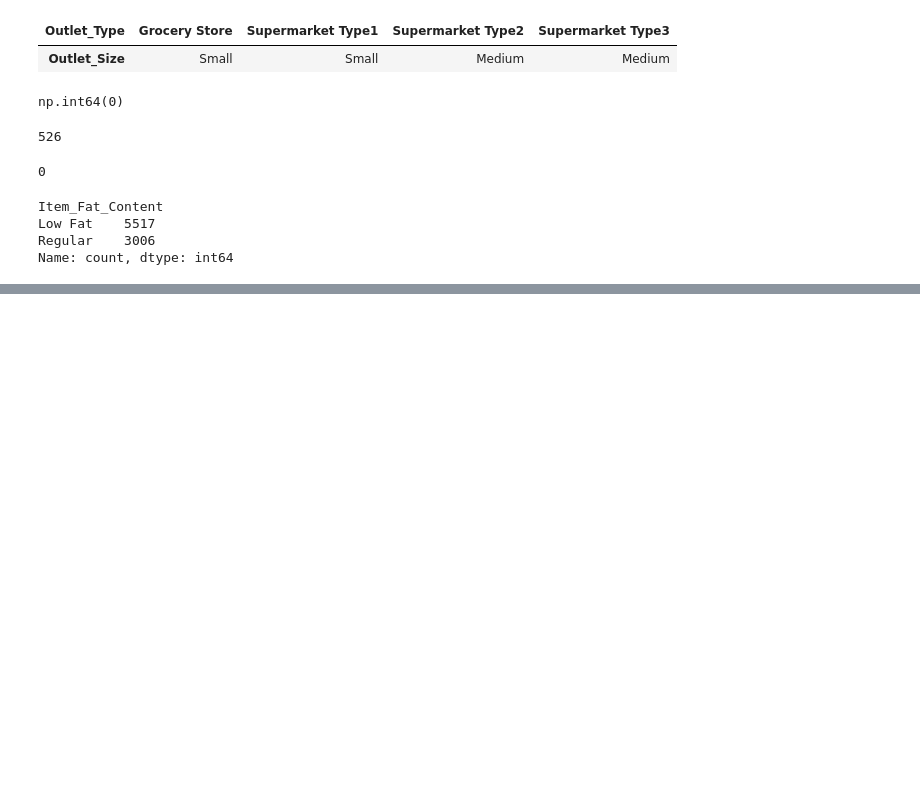
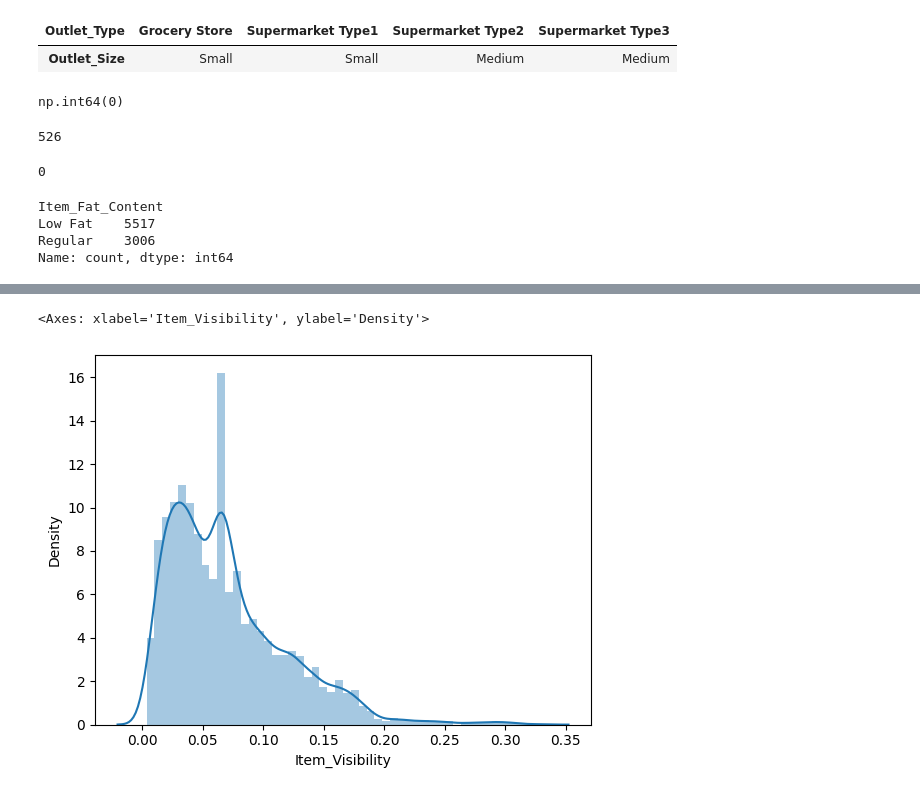
Before and after one commit to vankaaism/Machine-Learning, a Jupyter notebook: Bigmart_Sales_Prediction/codetrain.ipynb, the cells around one changed output, grey strips where cells are left out. Drawn from its saved outputs; the diff is of its cells as text; code cells hidden in the pictures; blank space fills up the shorter version.

```diff
--- a/Bigmart_Sales_Prediction/codetrain.ipynb
+++ b/Bigmart_Sales_Prediction/codetrain.ipynb
@@ -216,0 +285,5 @@ Name: count, dtype: int64
+# %%
+sns.distplot(df['Item_Visibility'])
+# %% [output]
+<Axes: xlabel='Item_Visibility', ylabel='Density'>
+[figure, added]
```
Also changed, not shown: parts of 15 cells of this notebook.
